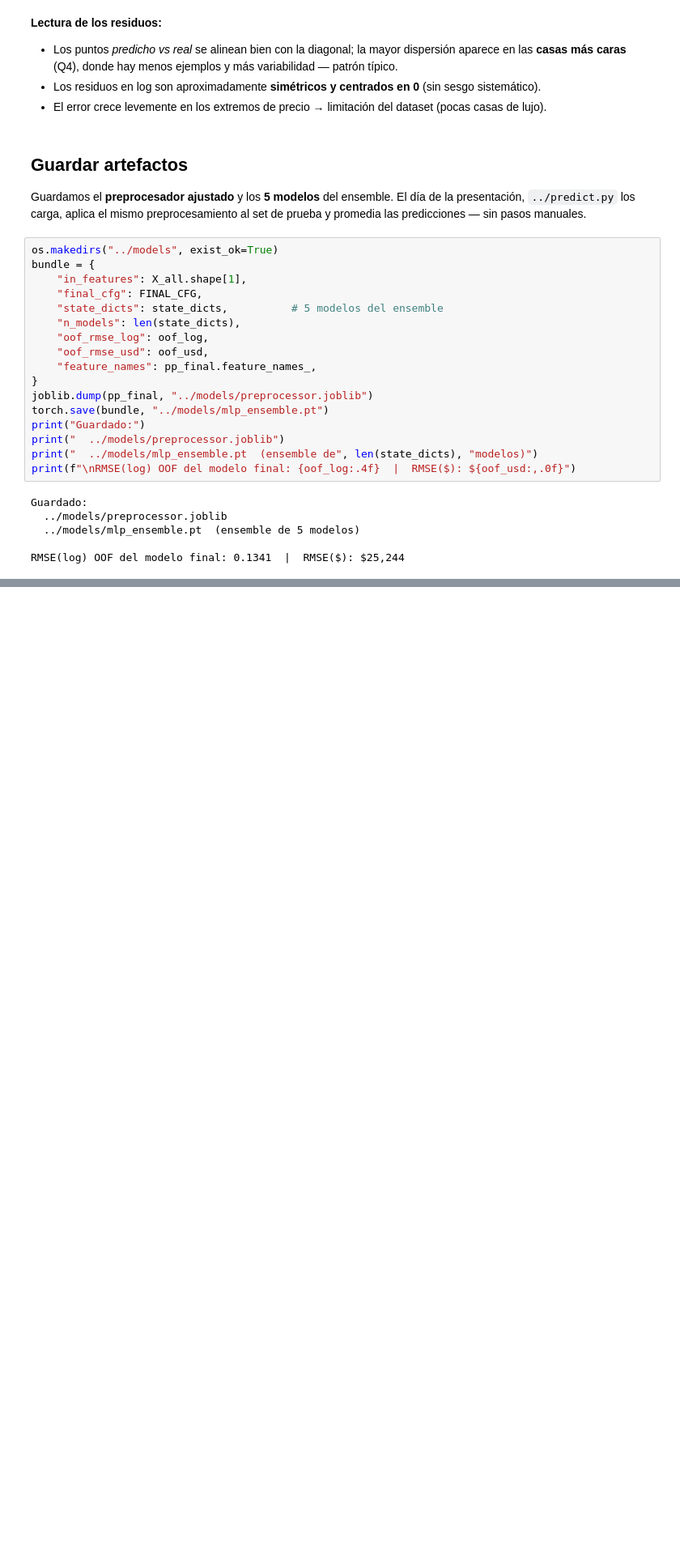
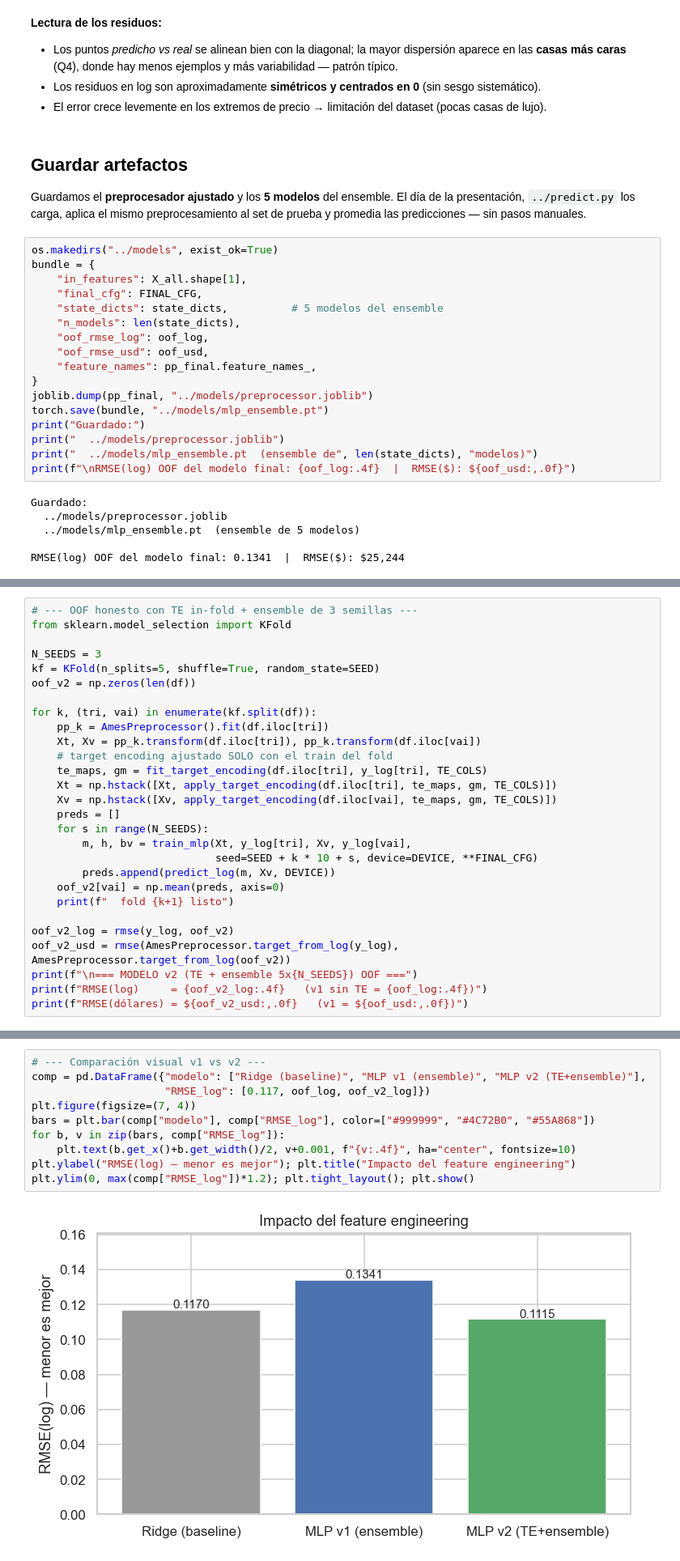
Before and after one commit to NESHGP04/Proyecto1-DL, a Jupyter notebook: notebooks/02_MLP_modelo.ipynb, the cells around one changed output, grey strips where cells are left out. Shown at 81% size. Saved outputs shown, nothing was run; the diff lists cells and outputs as text; blank space fills up the shorter version.

Commit message:
fix: predict.py + Modelo

```diff
--- a/notebooks/02_MLP_modelo.ipynb
+++ b/notebooks/02_MLP_modelo.ipynb
@@ -285,0 +319,28 @@ RMSE(log) OOF del modelo final: 0.1341  |  RMSE($): $25,244
+# %%
+# --- OOF honesto con TE in-fold + ensemble de 3 semillas ---
+from sklearn.model_selection import KFold
+
+N_SEEDS = 3
+kf = KFold(n_splits=5, shuffle=True, random_state=SEED)
+oof_v2 = np.zeros(len(df))
+
+for k, (tri, vai) in enumerate(kf.split(df)):
+    pp_k = AmesPreprocessor().fit(df.iloc[tri])
+    Xt, Xv = pp_k.transform(df.iloc[tri]), pp_k.transform(df.iloc[vai])
+    # target encoding ajustado SOLO con el train del fold
+    te_maps, gm = fit_target_encoding(df.iloc[tri], y_log[tri], TE_COLS)
+    Xt = np.hstack([Xt, apply_target_encoding(df.iloc[tri], te_maps, gm, TE_COLS)])
+    Xv = np.hstack([Xv, apply_target_encoding(df.iloc[vai], te_maps, gm, TE_COLS)])
+    preds = []
+    for s in range(N_SEEDS):
+        m, h, bv = train_mlp(Xt, y_log[tri], Xv, y_log[vai],
+                             seed=SEED + k * 10 + s, device=DEVICE, **FINAL_CFG)
+        preds.append(predict_log(m, Xv, DEVICE))
+    oof_v2[vai] = np.mean(preds, axis=0)
+    print(f"  fold {k+1} listo")
+
+oof_v2_log = rmse(y_log, oof_v2)
+oof_v2_usd = rmse(AmesPreprocessor.target_from_log(y_log), AmesPreprocessor.target_from_log(oof_v2))
+print(f"\n=== MODELO v2 (TE + ensemble 5x{N_SEEDS}) OOF ===")
+print(f"RMSE(log)     = {oof_v2_log:.4f}   (v1 sin TE = {oof_log:.4f})")
+print(f"RMSE(dólares) = ${oof_v2_usd:,.0f}   (v1 = ${oof_usd:,.0f})")
@@ -285,0 +357,12 @@ RMSE(log) OOF del modelo final: 0.1341  |  RMSE($): $25,244
+# %%
+# --- Comparación visual v1 vs v2 ---
+comp = pd.DataFrame({"modelo": ["Ridge (baseline)", "MLP v1 (ensemble)", "MLP v2 (TE+ensemble)"],
+                     "RMSE_log": [0.117, oof_log, oof_v2_log]})
+plt.figure(figsize=(7, 4))
+bars = plt.bar(comp["modelo"], comp["RMSE_log"], color=["#999999", "#4C72B0", "#55A868"])
+for b, v in zip(bars, comp["RMSE_log"]):
+    plt.text(b.get_x()+b.get_width()/2, v+0.001, f"{v:.4f}", ha="center", fontsize=10)
+plt.ylabel("RMSE(log) — menor es mejor"); plt.title("Impacto del feature engineering")
+plt.ylim(0, max(comp["RMSE_log"])*1.2); plt.tight_layout(); plt.show()
+# %% [output]
+[figure, added]
```
Also changed, not shown: parts of 6 cells of this notebook, 1 other file.
